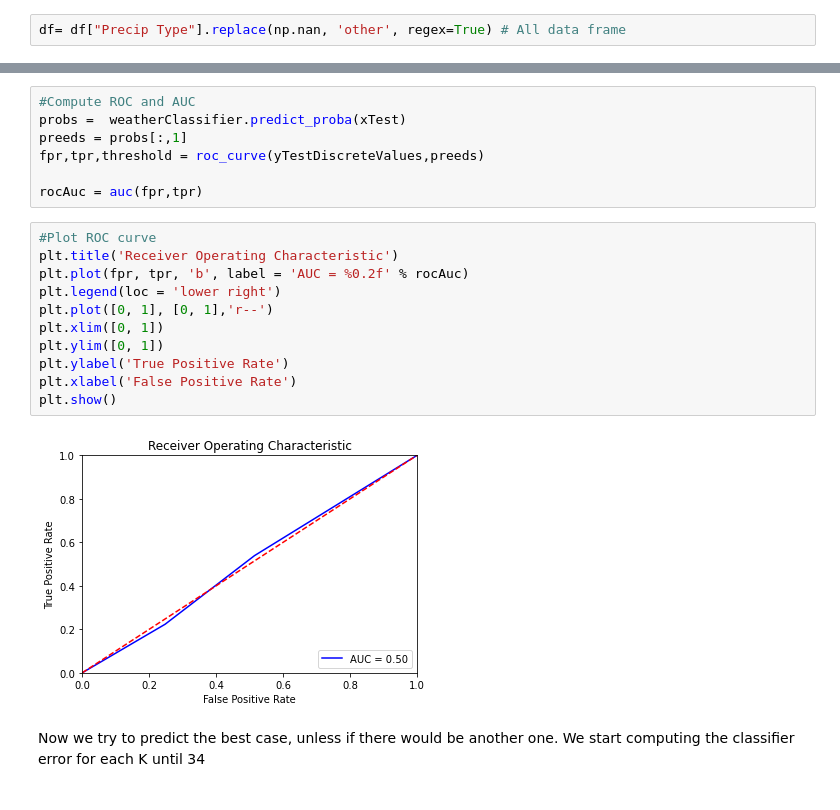
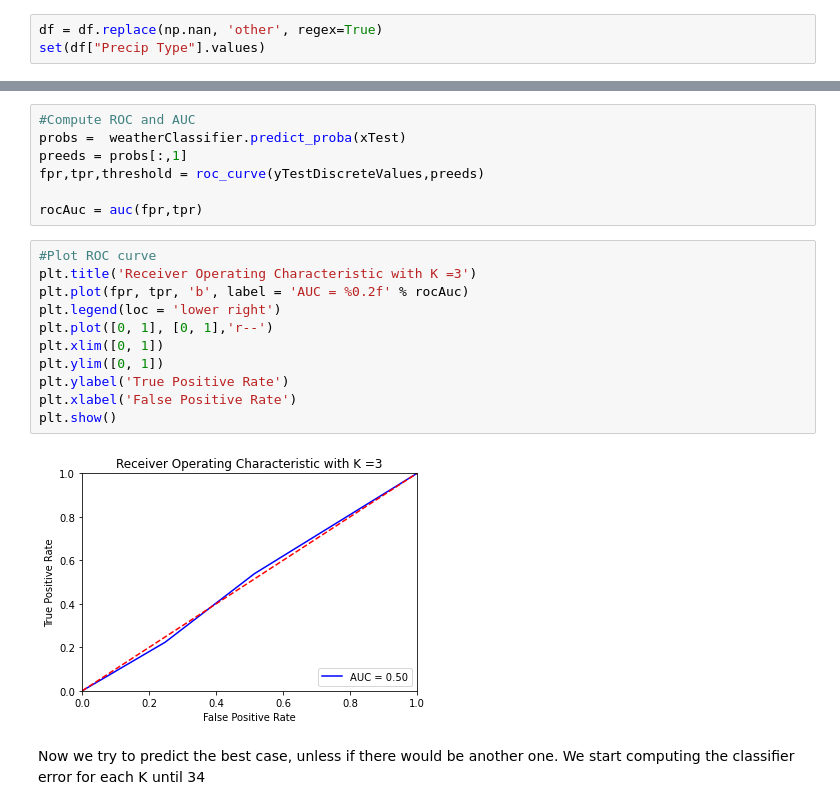
Before and after one commit to nikgreg99/weather-analysis-machine-learning, a Jupyter notebook: Weather Forecast - en.ipynb, the cells around one changed output, grey strips where cells are left out. Drawn from its saved outputs; the diff is of its cells as text.

```diff
--- a/Weather Forecast - en.ipynb
+++ b/Weather Forecast - en.ipynb
@@ -170,4 +166,5 @@ df.corr()
 # %% [markdown]
 In order to avoid to have **nan**, we convert this values in column **Precip Type** into other
 # %%
-df= df["Precip Type"].replace(np.nan, 'other', regex=True) # All data frame
+df = df.replace(np.nan, 'other', regex=True)
+set(df["Precip Type"].values)
@@ -516,17 +517,17 @@ fpr,tpr,threshold = roc_curve(yTestDiscreteValues,preeds)
 rocAuc = auc(fpr,tpr)
 # %%
 #Plot ROC curve
-plt.title('Receiver Operating Characteristic')
+plt.title('Receiver Operating Characteristic with K =3')
 plt.plot(fpr, tpr, 'b', label = 'AUC = %0.2f' % rocAuc)
 plt.legend(loc = 'lower right')
 plt.plot([0, 1], [0, 1],'r--')
 plt.xlim([0, 1])
 plt.ylim([0, 1])
 plt.ylabel('True Positive Rate')
 plt.xlabel('False Positive Rate')
 plt.show()
 # %% [output]
-[figure, old version]
+[figure, new version]
 # %% [markdown]
 Now we try to predict  the best case, unless  if there would be another one. We start computing the classifier error for each K until 34
 # %%
```
Also changed, not shown: parts of 28 cells of this notebook, 3 other files.
